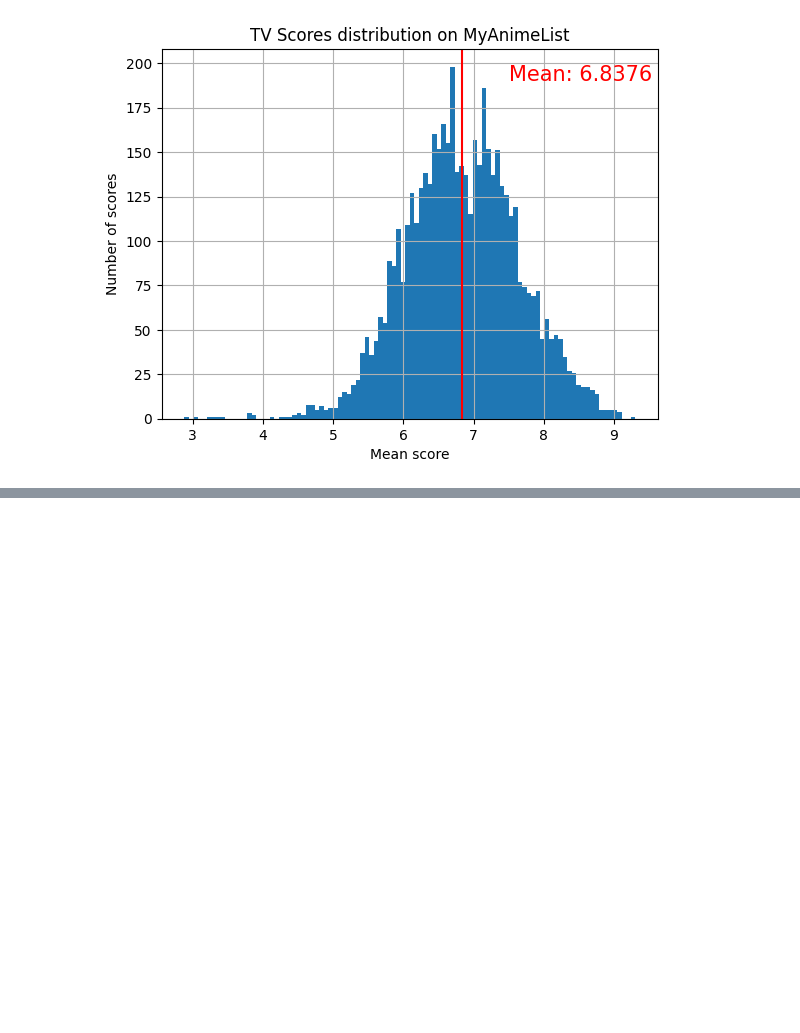
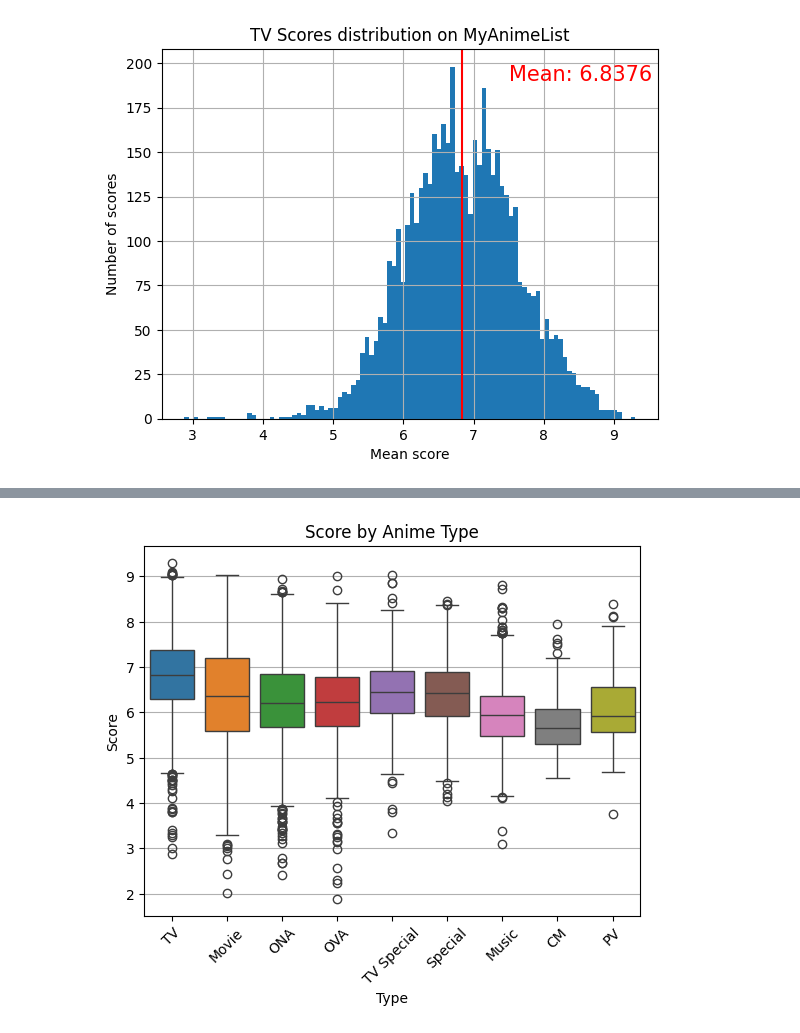
Before and after one commit to Urgith/data_science, a Jupyter notebook: scraping/mal_ranking/data_plotting.ipynb, the cells around one changed output, grey strips where cells are left out. Saved outputs shown, nothing was run; the diff lists cells and outputs as text; code cells hidden in the pictures; blank space fills up the shorter version.

```diff
--- a/scraping/mal_ranking/data_plotting.ipynb
+++ b/scraping/mal_ranking/data_plotting.ipynb
@@ -52,0 +66,9 @@ plt.show()
+# %%
+sns.boxplot(data=df, x='Type', y='Score', hue='Type')
+
+plt.title('Score by Anime Type')
+plt.xticks(rotation=45)
+plt.grid(axis='y')
+plt.show()
+# %% [output]
+[figure, added]
```
Also changed, not shown: parts of 2 cells of this notebook.
